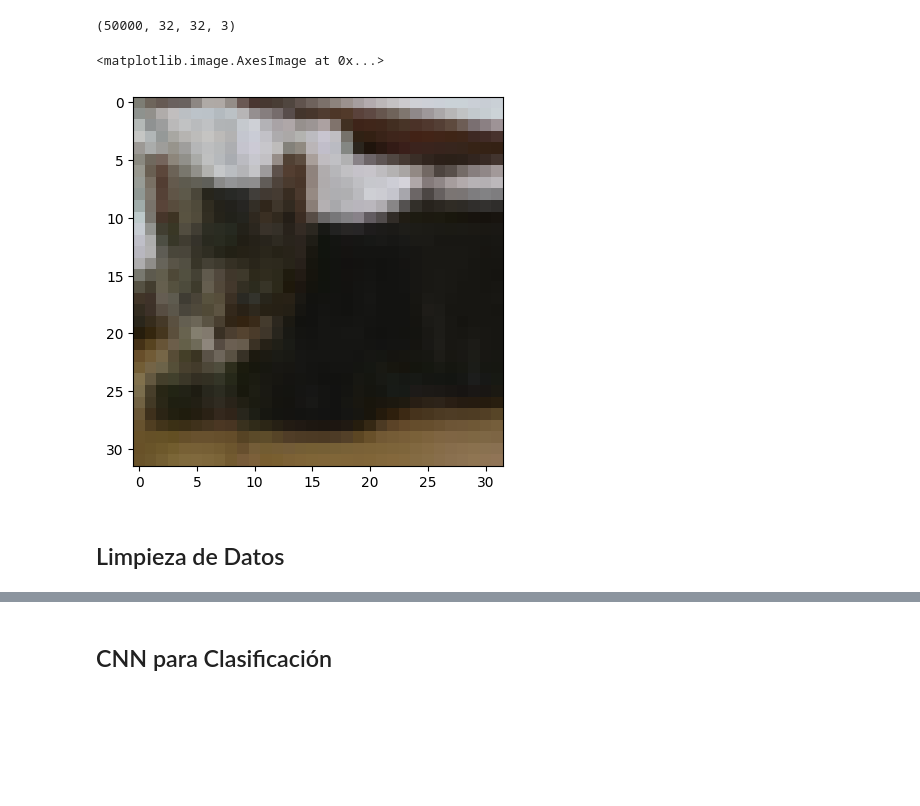
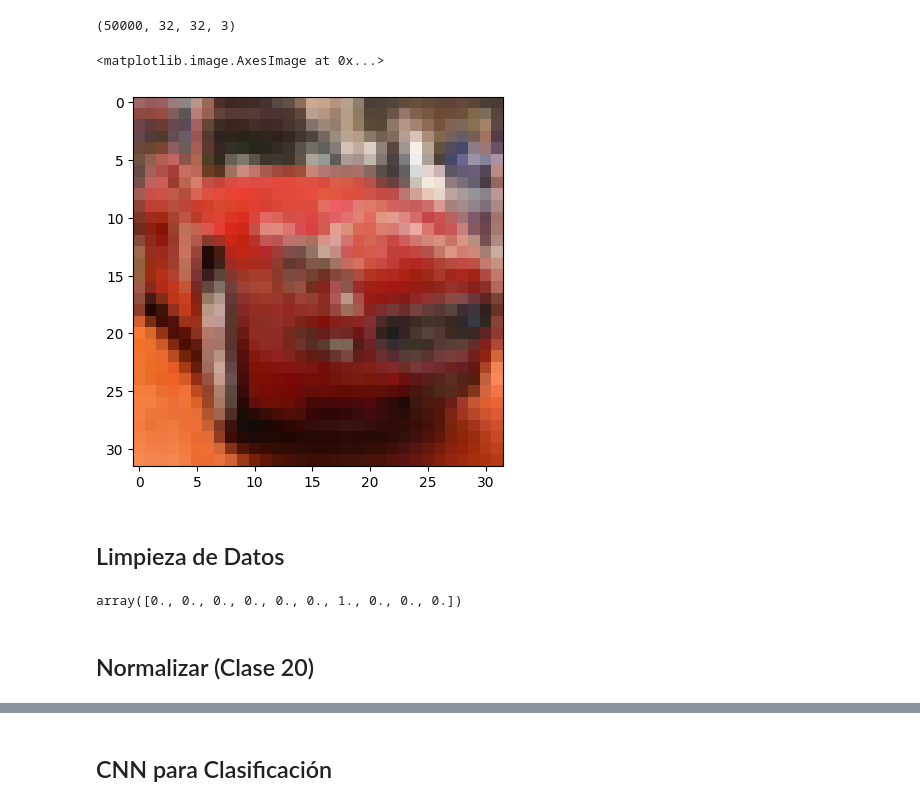
Before and after one commit to BeethoVR/python, a Jupyter notebook: cifar-clasificacion.ipynb, the cells around one changed output, grey strips where cells are left out. Drawn from its saved outputs; the diff is of its cells as text; code cells hidden in the pictures; blank space fills up the shorter version.

```diff
--- a/cifar-clasificacion.ipynb
+++ b/cifar-clasificacion.ipynb
@@ -18,10 +21,10 @@ x_train.shape
 # %% [output]
 (50000, 32, 32, 3)
 # %%
-plt.imshow(x_train[9])
+plt.imshow(x_train[5])
 # %% [output]
 <matplotlib.image.AxesImage at 0x...>
-[figure, old version]
+[figure, new version]
 # %% [markdown]
 ## Limpieza de Datos
 # %%
@@ -34,2 +42,8 @@ num_clases = len(np.unique(y_train)) # -> 10
 y_train = to_categorical(y_train, num_clases)
 y_test = to_categorical(y_test, num_clases)
+# %%
+y_train[0]
+# %% [output]
+array([0., 0., 0., 0., 0., 0., 1., 0., 0., 0.])
+# %% [markdown]
+## Normalizar (Clase 20)
```
Also changed, not shown: parts of 18 cells of this notebook.
